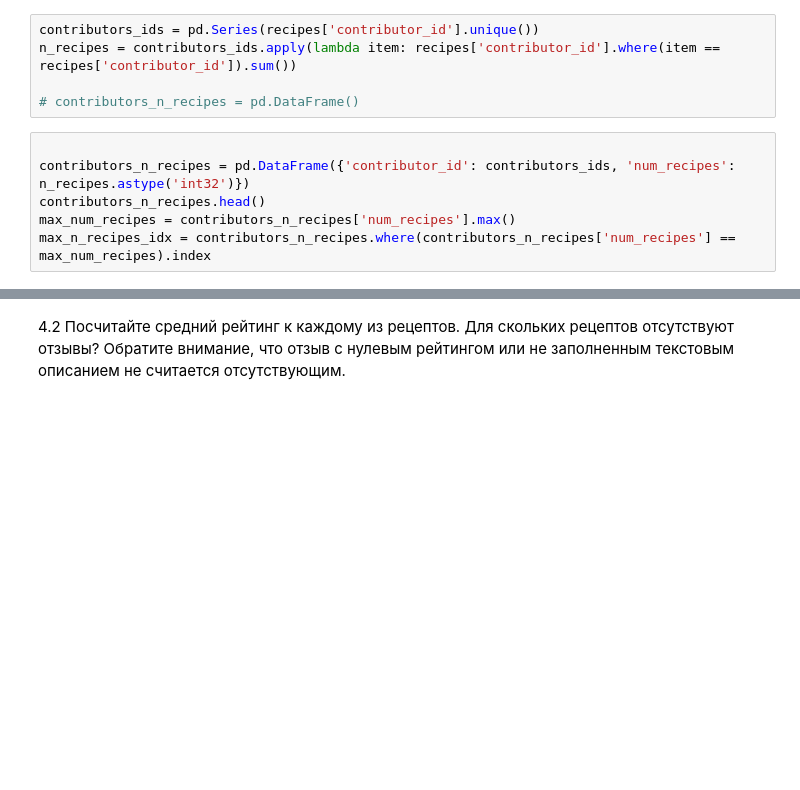
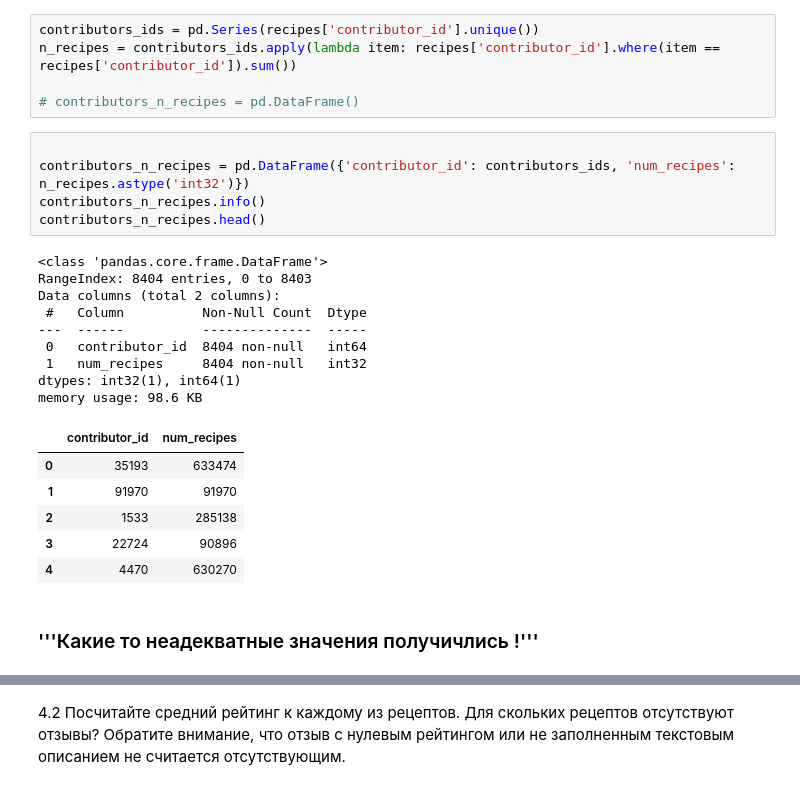
Before and after one commit to bobrotopor/AI, a Jupyter notebook: learn_ai_tools/hm_4/02_pandas_Фамилия_Имя_в2.ipynb, the cells around one changed output, grey strips where cells are left out. Saved outputs shown, nothing was run; the diff lists cells and outputs as text; blank space fills up the shorter version.

```diff
--- a/learn_ai_tools/hm_4/02_pandas_Фамилия_Имя_в2.ipynb
+++ b/learn_ai_tools/hm_4/02_pandas_Фамилия_Имя_в2.ipynb
@@ -293,6 +296,23 @@ n_recipes = contributors_ids.apply(lambda item: recipes['contributor_id'].where(
 # %%
 
 contributors_n_recipes = pd.DataFrame({'contributor_id': contributors_ids, 'num_recipes': n_recipes.astype('int32')})
+contributors_n_recipes.info()
 contributors_n_recipes.head()
-max_num_recipes = contributors_n_recipes['num_recipes'].max()
-max_n_recipes_idx = contributors_n_recipes.where(contributors_n_recipes['num_recipes'] == max_num_recipes).index
+# %% [output]
+<class 'pandas.core.frame.DataFrame'>
+RangeIndex: 8404 entries, 0 to 8403
+Data columns (total 2 columns):
+ #   Column          Non-Null Count  Dtype
+---  ------          --------------  -----
+ 0   contributor_id  8404 non-null   int64
+ 1   num_recipes     8404 non-null   int32
+dtypes: int32(1), int64(1)
+memory usage: 98.6 KB
+|  | contributor_id | num_recipes |
+| 0 | 35193 | 633474 |
+| 1 | 91970 | 91970 |
+| 2 | 1533 | 285138 |
+| 3 | 22724 | 90896 |
+| 4 | 4470 | 630270 |
+# %% [markdown]
+### '''Какие то неадекватные значения получичлись !'''
```
Also changed, not shown: parts of 4 cells of this notebook.
